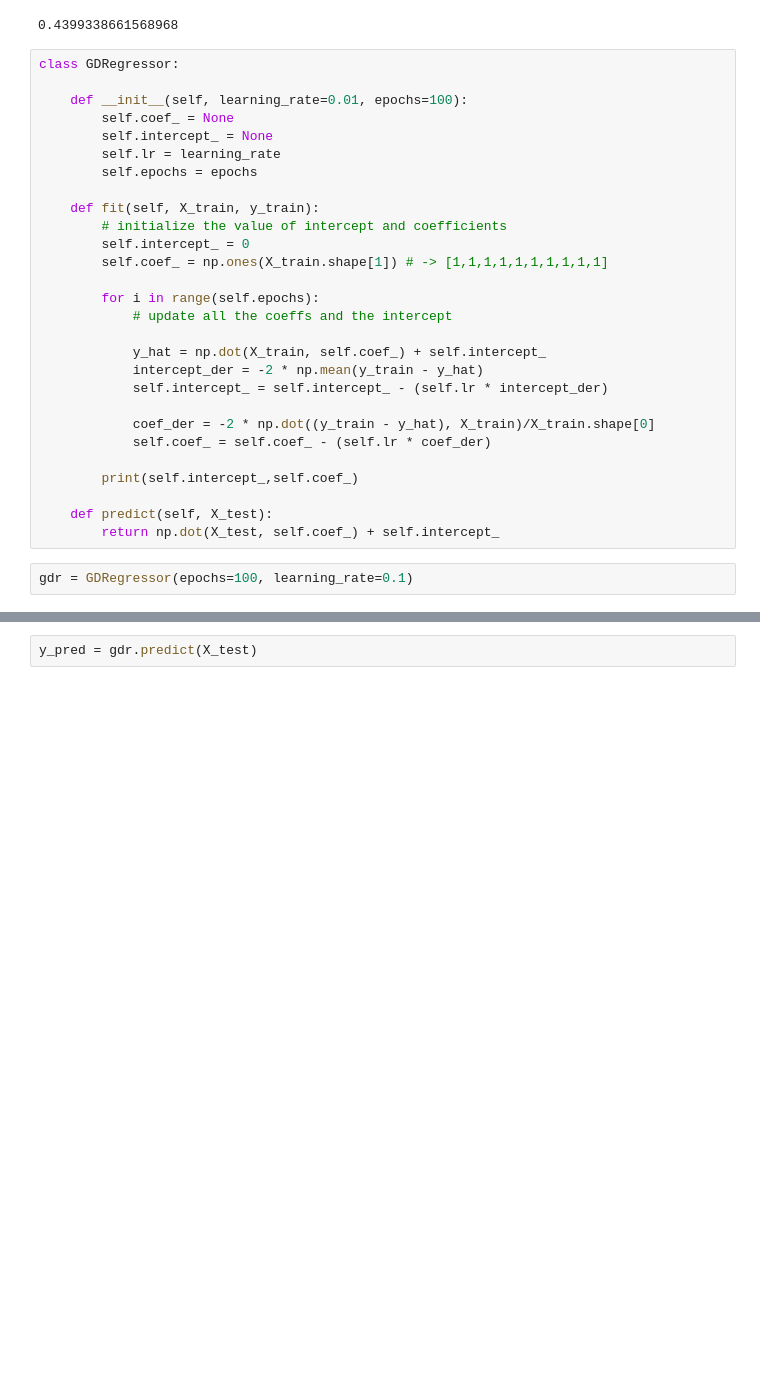
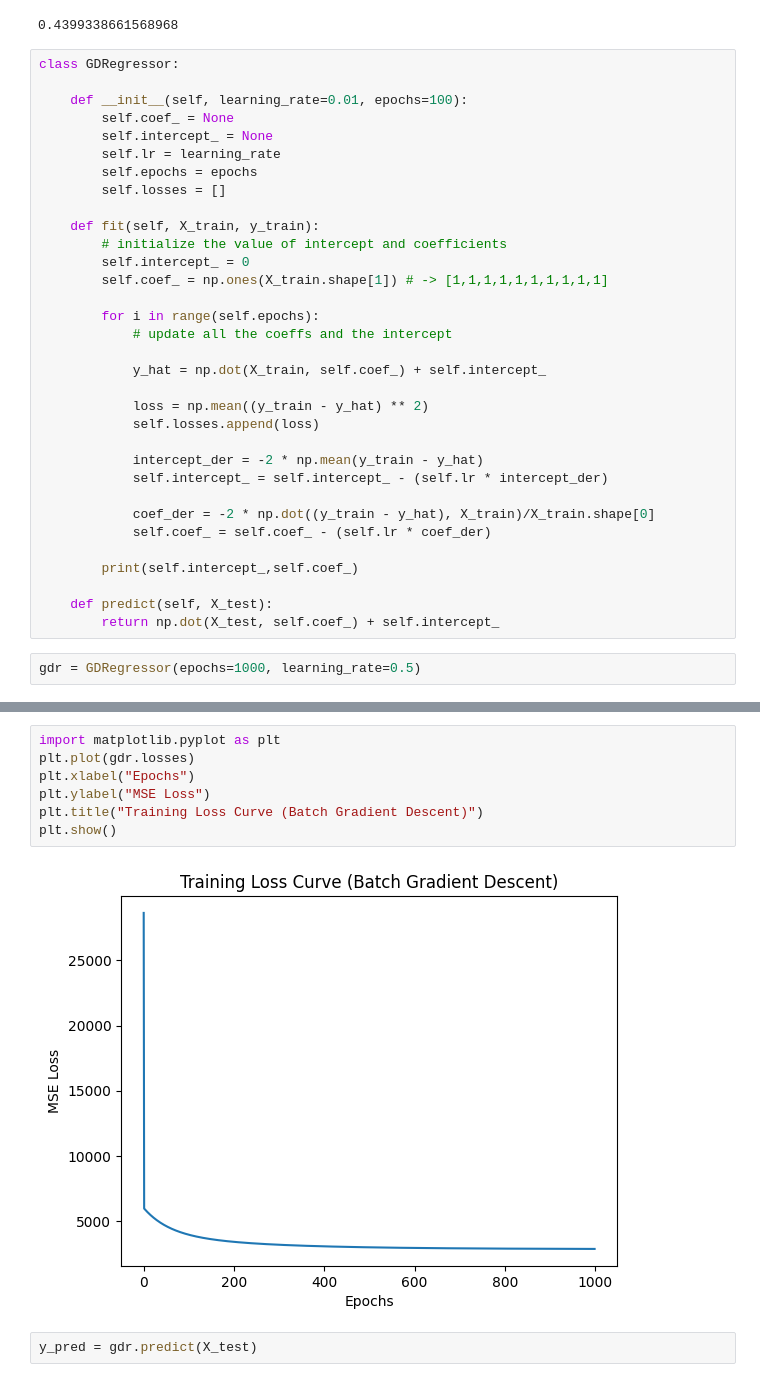
Before and after one commit to keshav-1166/linear-regression-from-scratch, a Jupyter notebook: gradient_descent/batch_gradient_descent.ipynb, the cells around one changed output, grey strips where cells are left out. Cells and saved outputs as stored; diff of their text form; blank space fills up the shorter version.

Commit message:
Add batch gradient descent implementation from scratch

```diff
--- a/gradient_descent/batch_gradient_descent.ipynb
+++ b/gradient_descent/batch_gradient_descent.ipynb
@@ -40,6 +40,7 @@ class GDRegressor:
         self.intercept_ = None
         self.lr = learning_rate
         self.epochs = epochs
+        self.losses = []
 
     def fit(self, X_train, y_train):
         # initialize the value of intercept and coefficients
@@ -50,6 +51,10 @@ class GDRegressor:
             # update all the coeffs and the intercept
 
             y_hat = np.dot(X_train, self.coef_) + self.intercept_
+
+            loss = np.mean((y_train - y_hat) ** 2)
+            self.losses.append(loss)
+
             intercept_der = -2 * np.mean(y_train - y_hat)
             self.intercept_ = self.intercept_ - (self.lr * intercept_der)
 
@@ -61,7 +66,7 @@ class GDRegressor:
     def predict(self, X_test):
         return np.dot(X_test, self.coef_) + self.intercept_
 # %%
-gdr = GDRegressor(epochs=100, learning_rate=0.1)
+gdr = GDRegressor(epochs=1000, learning_rate=0.5)
 # %%
 gdr.fit(X_train, y_train)
 # %% [output]
@@ -70,3 +75,12 @@ gdr.fit(X_train, y_train)
+# %%
+import matplotlib.pyplot as plt
+plt.plot(gdr.losses)
+plt.xlabel("Epochs")
+plt.ylabel("MSE Loss")
+plt.title("Training Loss Curve (Batch Gradient Descent)")
+plt.show()
+# %% [output]
+[figure, added]
 # %%
 y_pred = gdr.predict(X_test)
 # %%
```
Also changed, not shown: parts of 2 cells of this notebook.
